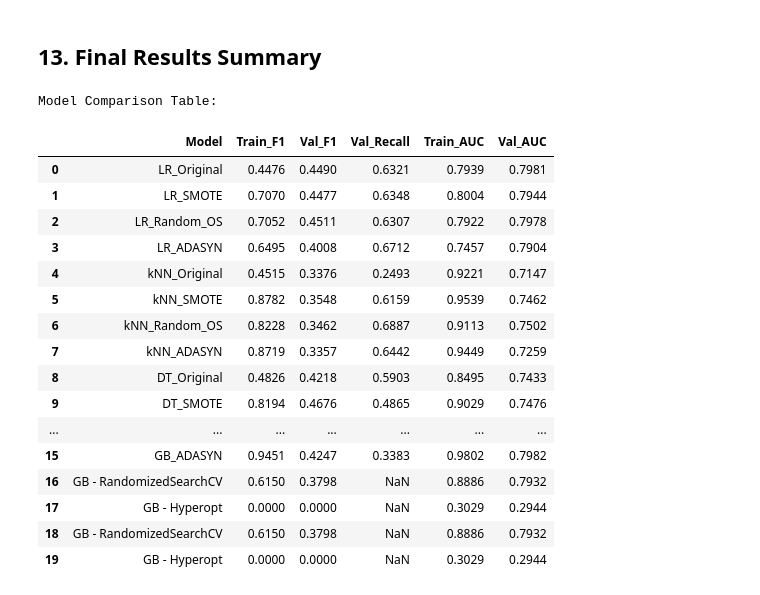
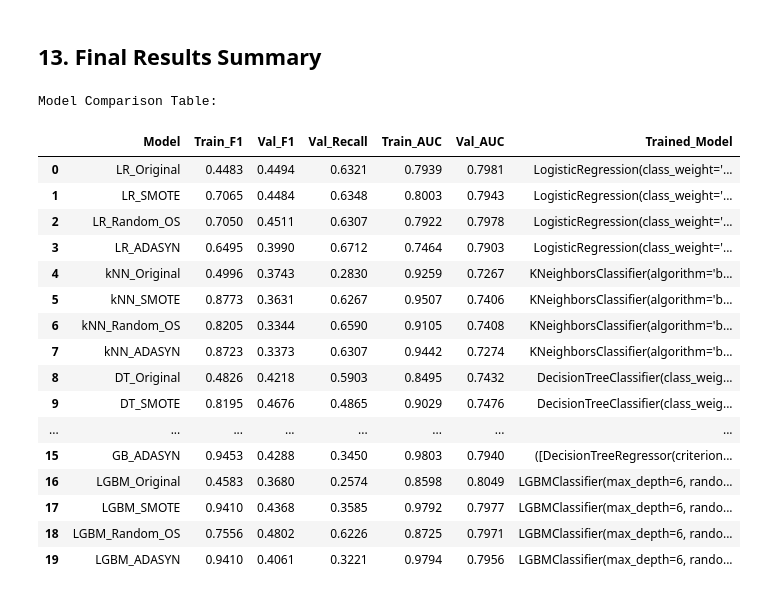
Before and after one commit to LiubovRev/Bank_Marketing_Subscription_Prediction, a Jupyter notebook: bank_marketing_analysis.ipynb, the cells around one changed output. Drawn from its saved outputs; the diff is of its cells as text; code cells hidden in the pictures.

Commit message:
GPU processed

```diff
--- a/bank_marketing_analysis.ipynb
+++ b/bank_marketing_analysis.ipynb
@@ -1000,6 +1010,6 @@ for sampling_name, X_train_resampled, y_train_resampled in sampling_strategies:
         'Val_Recall': f"{val_metrics['recall']:.4f}",
         'Train_AUC': f"{train_metrics['auc']:.4f}",
         'Val_AUC': f"{val_metrics['auc']:.4f}",
-        'Comment': f'Decision tree with {sampling_name}, balanced weights'
+        'Trained_Model': dt_model
     })
 # %% [output]
@@ -1034,6 +1044,6 @@ for sampling_name, X_train_resampled, y_train_resampled in sampling_strategies:
         'Val_Recall': f"{val_metrics['recall']:.4f}",
         'Train_AUC': f"{train_metrics['auc']:.4f}",
         'Val_AUC': f"{val_metrics['auc']:.4f}",
-        'Comment': f'Gradient boosting with {sampling_name} sampling'
+        'Trained_Model': gb_model
     })
 # %% [output]
@@ -1043,0 +1088,26 @@ Gradient Boosting (ADASYN) - Val F1: 0.4247, Val AUC: 0.7982, Val Recall: 0.3383
+# %%
+from lightgbm import LGBMClassifier
+
+for sampling_name, X_train_resampled, y_train_resampled in sampling_strategies:
+    lgbm_model = LGBMClassifier(
+        random_state=42,
+        n_estimators=100,
+        learning_rate=0.1,
+        max_depth=6
+    )
+
+    train_metrics, val_metrics = evaluate_model_with_oversampling(
+        lgbm_model, X_train_resampled, X_val_processed, y_train_resampled, y_val,
+        'LightGBM', sampling_name
+    )
+
+    results.append({
+        'Model': f'LGBM_{sampling_name}',
+        'Hyperparameters': f'n_estimators=100, learning_rate=0.1, sampling={sampling_name}',
+        'Train_F1': f"{train_metrics['f1']:.4f}",
+        'Val_F1': f"{val_metrics['f1']:.4f}",
+        'Val_Recall': f"{val_metrics['recall']:.4f}",
+        'Train_AUC': f"{train_metrics['auc']:.4f}",
+        'Val_AUC': f"{val_metrics['auc']:.4f}",
+        'Trained_Model': lgbm_model
+    })
@@ -1303,10 +1412,15 @@ results.append({
 # %% [markdown]
 ## 7. Feature Importance Analysis
 # %%
-# Determine best model based on validation F1 score
-results_df = pd.DataFrame(results)
 best_model_idx = results_df['Val_F1'].astype(float).idxmax()
+
+# Get model object
+best_model = results_df.loc[best_model_idx, 'Trained_Model']
 best_model_name = results_df.loc[best_model_idx, 'Model']
 
+# Save the model to disk
+joblib.dump(best_model, f"{best_model_name}_best_model.joblib")
+
 print(f"Best performing model: {best_model_name}")
+print(f"Model saved as: {best_model_name}_best_model.joblib")
 # %% [output]
@@ -1675,28 +1806,28 @@ Financial Impact:
 # %% [markdown]
 ## 13. Final Results Summary
 # %%
-results_df.drop(columns=['Hyperparameters','Comment'], inplace=True)
+results_df.drop(columns=['Hyperparameters'], inplace=True)
 print("Model Comparison Table:")
 results_df
 # %% [output]
 Model Comparison Table:
-|  | Model | Train_F1 | Val_F1 | Val_Recall | Train_AUC | Val_AUC |
-| 0 | LR_Original | 0.4476 | 0.4490 | 0.6321 | 0.7939 | 0.7981 |
-| 1 | LR_SMOTE | 0.7070 | 0.4477 | 0.6348 | 0.8004 | 0.7944 |
-| 2 | LR_Random_OS | 0.7052 | 0.4511 | 0.6307 | 0.7922 | 0.7978 |
-| 3 | LR_ADASYN | 0.6495 | 0.4008 | 0.6712 | 0.7457 | 0.7904 |
-| 4 | kNN_Original | 0.4515 | 0.3376 | 0.2493 | 0.9221 | 0.7147 |
-| 5 | kNN_SMOTE | 0.8782 | 0.3548 | 0.6159 | 0.9539 | 0.7462 |
-| 6 | kNN_Random_OS | 0.8228 | 0.3462 | 0.6887 | 0.9113 | 0.7502 |
-| 7 | kNN_ADASYN | 0.8719 | 0.3357 | 0.6442 | 0.9449 | 0.7259 |
-| 8 | DT_Original | 0.4826 | 0.4218 | 0.5903 | 0.8495 | 0.7433 |
-| 9 | DT_SMOTE | 0.8194 | 0.4676 | 0.4865 | 0.9029 | 0.7476 |
-| ... | ... | ... | ... | ... | ... | ... |
-| 15 | GB_ADASYN | 0.9451 | 0.4247 | 0.3383 | 0.9802 | 0.7982 |
-| 16 | GB - RandomizedSearchCV | 0.6150 | 0.3798 | NaN | 0.8886 | 0.7932 |
-| 17 | GB - Hyperopt | 0.0000 | 0.0000 | NaN | 0.3029 | 0.2944 |
-| 18 | GB - RandomizedSearchCV | 0.6150 | 0.3798 | NaN | 0.8886 | 0.7932 |
-| 19 | GB - Hyperopt | 0.0000 | 0.0000 | NaN | 0.3029 | 0.2944 |
+|  | Model | Train_F1 | Val_F1 | Val_Recall | Train_AUC | Val_AUC | Trained_Model |
+| 0 | LR_Original | 0.4483 | 0.4494 | 0.6321 | 0.7939 | 0.7981 | LogisticRegression(class_weight='... |
+| 1 | LR_SMOTE | 0.7065 | 0.4484 | 0.6348 | 0.8003 | 0.7943 | LogisticRegression(class_weight='... |
+| 2 | LR_Random_OS | 0.7050 | 0.4511 | 0.6307 | 0.7922 | 0.7978 | LogisticRegression(class_weight='... |
+| 3 | LR_ADASYN | 0.6495 | 0.3990 | 0.6712 | 0.7464 | 0.7903 | LogisticRegression(class_weight='... |
+| 4 | kNN_Original | 0.4996 | 0.3743 | 0.2830 | 0.9259 | 0.7267 | KNeighborsClassifier(algorithm='b... |
+| 5 | kNN_SMOTE | 0.8773 | 0.3631 | 0.6267 | 0.9507 | 0.7406 | KNeighborsClassifier(algorithm='b... |
+| 6 | kNN_Random_OS | 0.8205 | 0.3344 | 0.6590 | 0.9105 | 0.7408 | KNeighborsClassifier(algorithm='b... |
+| 7 | kNN_ADASYN | 0.8723 | 0.3373 | 0.6307 | 0.9442 | 0.7274 | KNeighborsClassifier(algorithm='b... |
+| 8 | DT_Original | 0.4826 | 0.4218 | 0.5903 | 0.8495 | 0.7432 | DecisionTreeClassifier(class_weig... |
+| 9 | DT_SMOTE | 0.8195 | 0.4676 | 0.4865 | 0.9029 | 0.7476 | DecisionTreeClassifier(class_weig... |
+| ... | ... | ... | ... | ... | ... | ... | ... |
+| 15 | GB_ADASYN | 0.9453 | 0.4288 | 0.3450 | 0.9803 | 0.7940 | ([DecisionTreeRegressor(criterion... |
+| 16 | LGBM_Original | 0.4583 | 0.3680 | 0.2574 | 0.8598 | 0.8049 | LGBMClassifier(max_depth=6, rando... |
+| 17 | LGBM_SMOTE | 0.9410 | 0.4368 | 0.3585 | 0.9792 | 0.7977 | LGBMClassifier(max_depth=6, rando... |
+| 18 | LGBM_Random_OS | 0.7556 | 0.4802 | 0.6226 | 0.8725 | 0.7971 | LGBMClassifier(max_depth=6, rando... |
+| 19 | LGBM_ADASYN | 0.9410 | 0.4061 | 0.3221 | 0.9794 | 0.7956 | LGBMClassifier(max_depth=6, rando... |
 # %%
 print(f" BEST PERFORMING MODEL: {best_model_name}")
 
```
Also changed, not shown: parts of 31 cells of this notebook, 1 other file.
